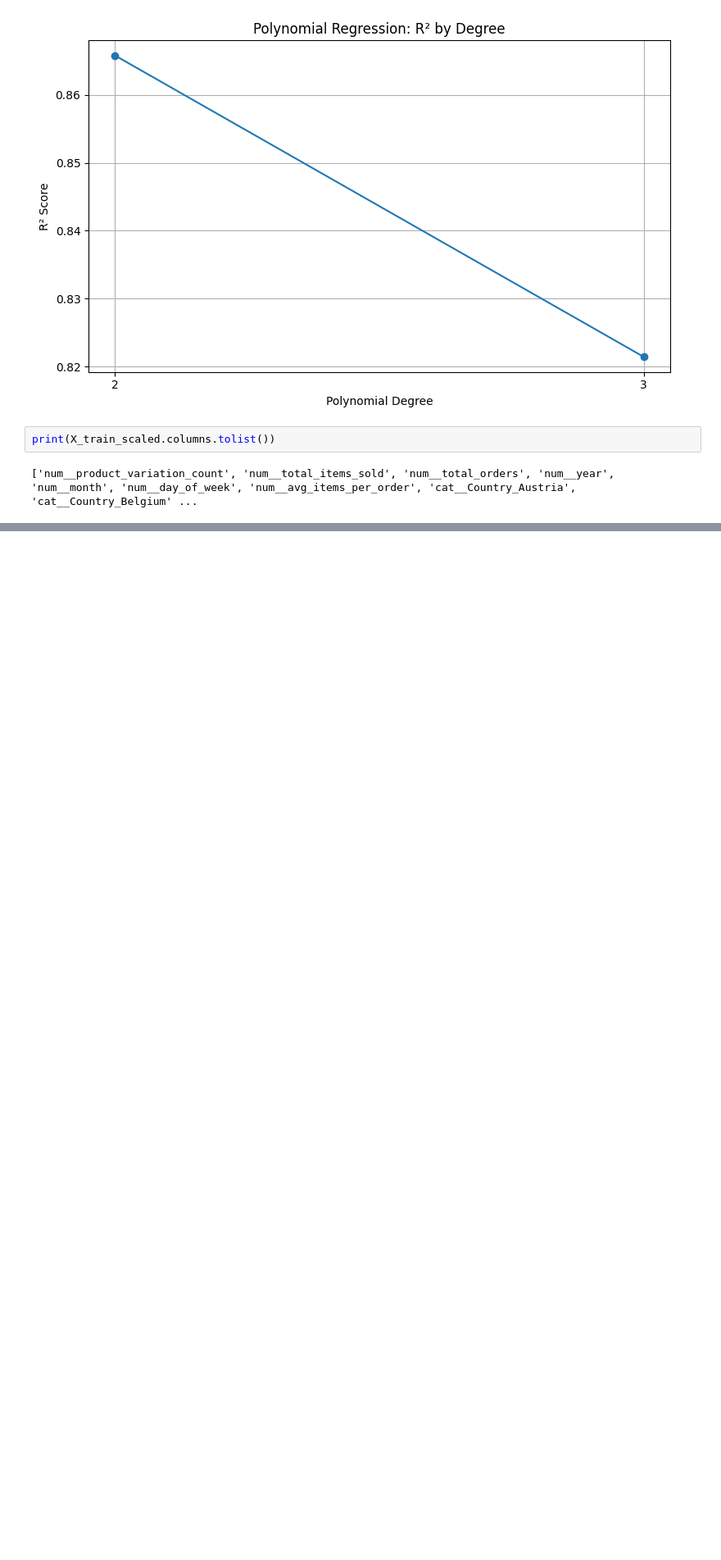
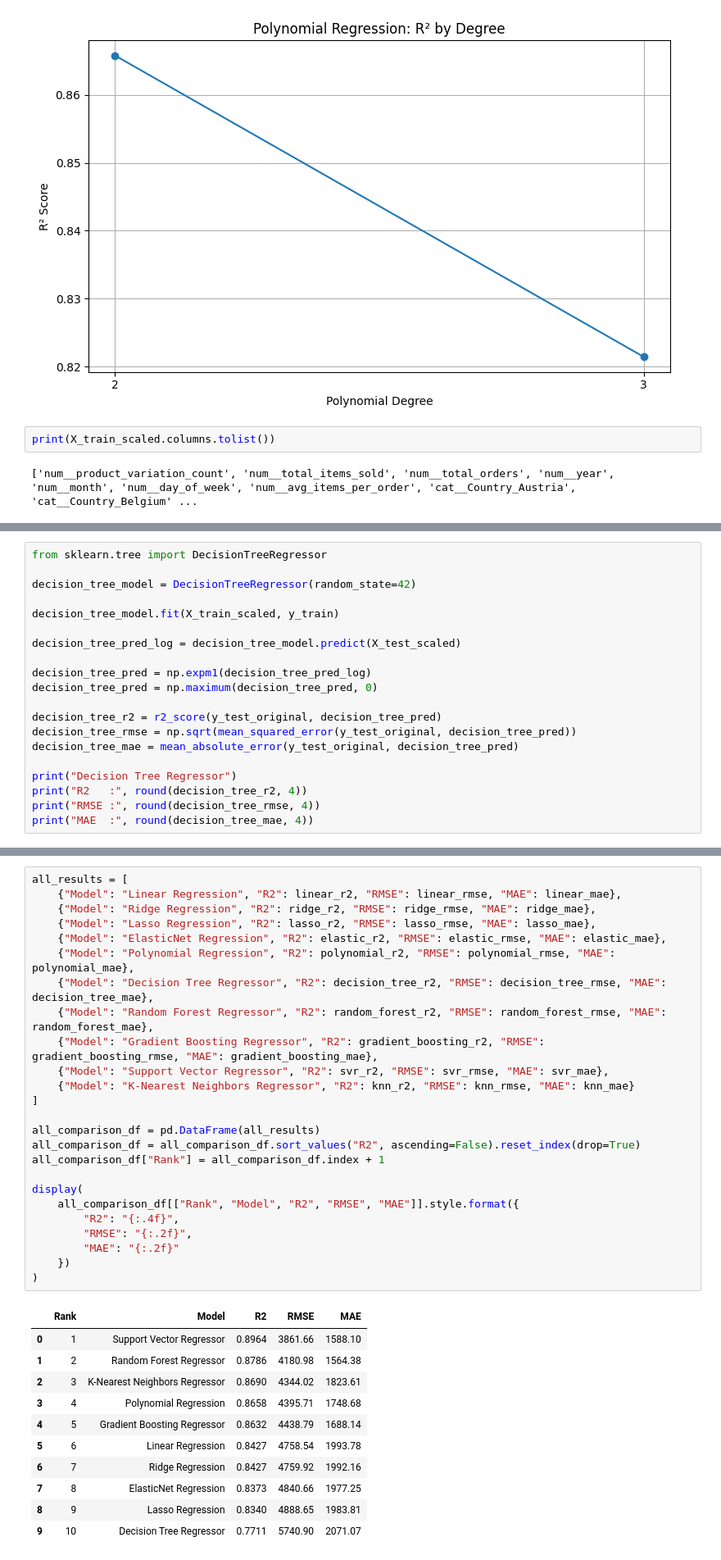
Before and after one commit to MR7star/ML-Capstone-Project, a Jupyter notebook: notebooks/regression.ipynb, the cells around one changed output, grey strips where cells are left out. Shown at 82% size. Cells and saved outputs as stored; diff of their text form; blank space fills up the shorter version.

Commit message:
Added regression models 6-10

```diff
--- a/notebooks/regression.ipynb
+++ b/notebooks/regression.ipynb
@@ -1504,0 +1517,20 @@ print(X_train_scaled.columns.tolist())
+# %%
+from sklearn.tree import DecisionTreeRegressor
+
+decision_tree_model = DecisionTreeRegressor(random_state=42)
+
+decision_tree_model.fit(X_train_scaled, y_train)
+
+decision_tree_pred_log = decision_tree_model.predict(X_test_scaled)
+
+decision_tree_pred = np.expm1(decision_tree_pred_log)
+decision_tree_pred = np.maximum(decision_tree_pred, 0)
+
+decision_tree_r2 = r2_score(y_test_original, decision_tree_pred)
+decision_tree_rmse = np.sqrt(mean_squared_error(y_test_original, decision_tree_pred))
+decision_tree_mae = mean_absolute_error(y_test_original, decision_tree_pred)
+
+print("Decision Tree Regressor")
+print("R2   :", round(decision_tree_r2, 4))
+print("RMSE :", round(decision_tree_rmse, 4))
+print("MAE  :", round(decision_tree_mae, 4))
@@ -1504,0 +1724,37 @@ print(X_train_scaled.columns.tolist())
+# %%
+all_results = [
+    {"Model": "Linear Regression", "R2": linear_r2, "RMSE": linear_rmse, "MAE": linear_mae},
+    {"Model": "Ridge Regression", "R2": ridge_r2, "RMSE": ridge_rmse, "MAE": ridge_mae},
+    {"Model": "Lasso Regression", "R2": lasso_r2, "RMSE": lasso_rmse, "MAE": lasso_mae},
+    {"Model": "ElasticNet Regression", "R2": elastic_r2, "RMSE": elastic_rmse, "MAE": elastic_mae},
+    {"Model": "Polynomial Regression", "R2": polynomial_r2, "RMSE": polynomial_rmse, "MAE": polynomial_mae},
+    {"Model": "Decision Tree Regressor", "R2": decision_tree_r2, "RMSE": decision_tree_rmse, "MAE": decision_tree_mae},
+    {"Model": "Random Forest Regressor", "R2": random_forest_r2, "RMSE": random_forest_rmse, "MAE": random_forest_mae},
+    {"Model": "Gradient Boosting Regressor", "R2": gradient_boosting_r2, "RMSE": gradient_boosting_rmse, "MAE": gradient_boosting_mae},
+    {"Model": "Support Vector Regressor", "R2": svr_r2, "RMSE": svr_rmse, "MAE": svr_mae},
+    {"Model": "K-Nearest Neighbors Regressor", "R2": knn_r2, "RMSE": knn_rmse, "MAE": knn_mae}
+]
+
+all_comparison_df = pd.DataFrame(all_results)
+all_comparison_df = all_comparison_df.sort_values("R2", ascending=False).reset_index(drop=True)
+all_comparison_df["Rank"] = all_comparison_df.index + 1
+
+display(
+    all_comparison_df[["Rank", "Model", "R2", "RMSE", "MAE"]].style.format({
+        "R2": "{:.4f}",
+        "RMSE": "{:.2f}",
+        "MAE": "{:.2f}"
+    })
+)
+# %% [output]
+|  | Rank | Model | R2 | RMSE | MAE |
+| 0 | 1 | Support Vector Regressor | 0.8964 | 3861.66 | 1588.10 |
+| 1 | 2 | Random Forest Regressor | 0.8786 | 4180.98 | 1564.38 |
+| 2 | 3 | K-Nearest Neighbors Regressor | 0.8690 | 4344.02 | 1823.61 |
+| 3 | 4 | Polynomial Regression | 0.8658 | 4395.71 | 1748.68 |
+| 4 | 5 | Gradient Boosting Regressor | 0.8632 | 4438.79 | 1688.14 |
+| 5 | 6 | Linear Regression | 0.8427 | 4758.54 | 1993.78 |
+| 6 | 7 | Ridge Regression | 0.8427 | 4759.92 | 1992.16 |
+| 7 | 8 | ElasticNet Regression | 0.8373 | 4840.66 | 1977.25 |
+| 8 | 9 | Lasso Regression | 0.8340 | 4888.65 | 1983.81 |
+| 9 | 10 | Decision Tree Regressor | 0.7711 | 5740.90 | 2071.07 |
```
Also changed, not shown: parts of 19 cells of this notebook, 1 other file.
